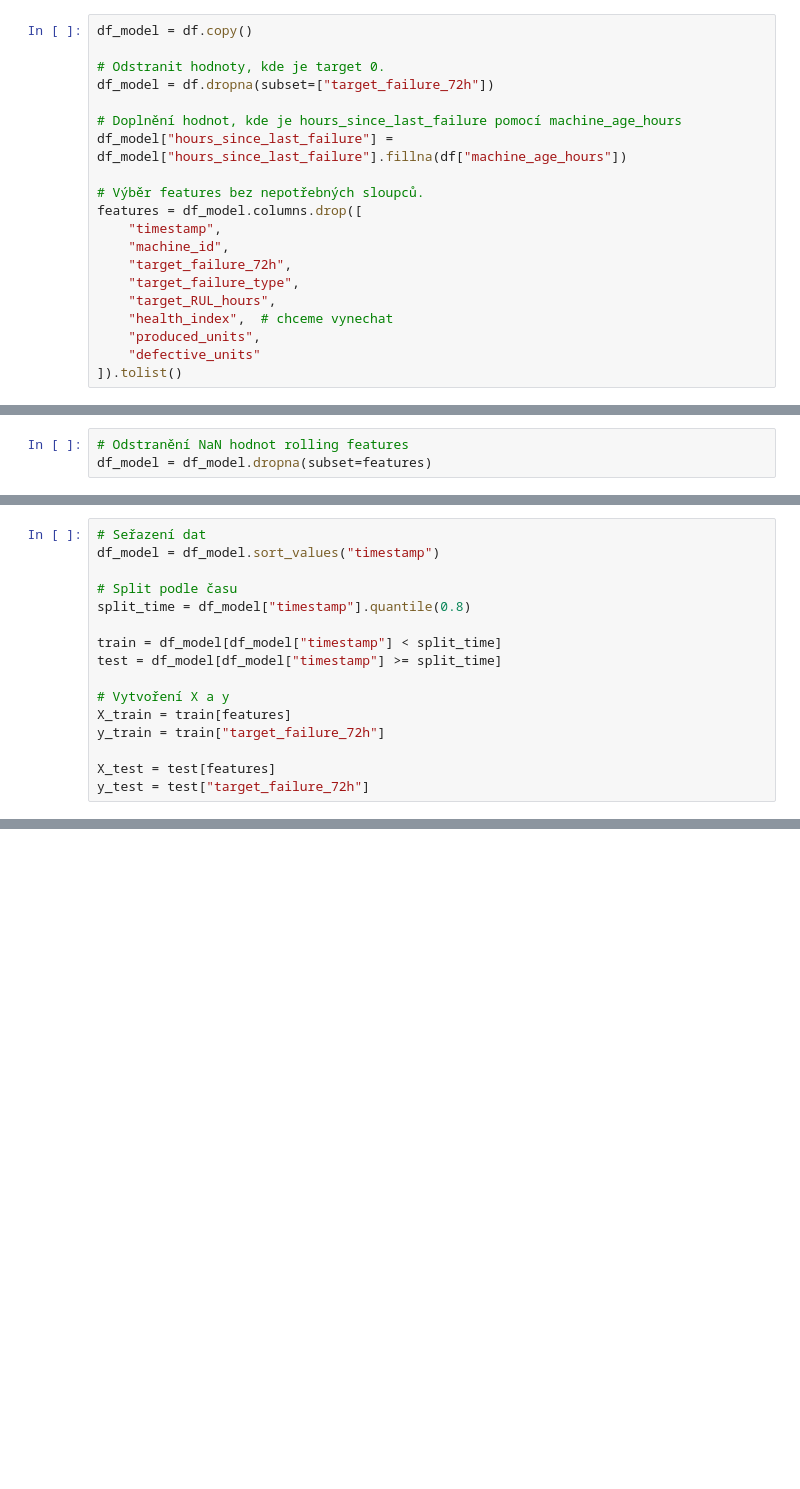
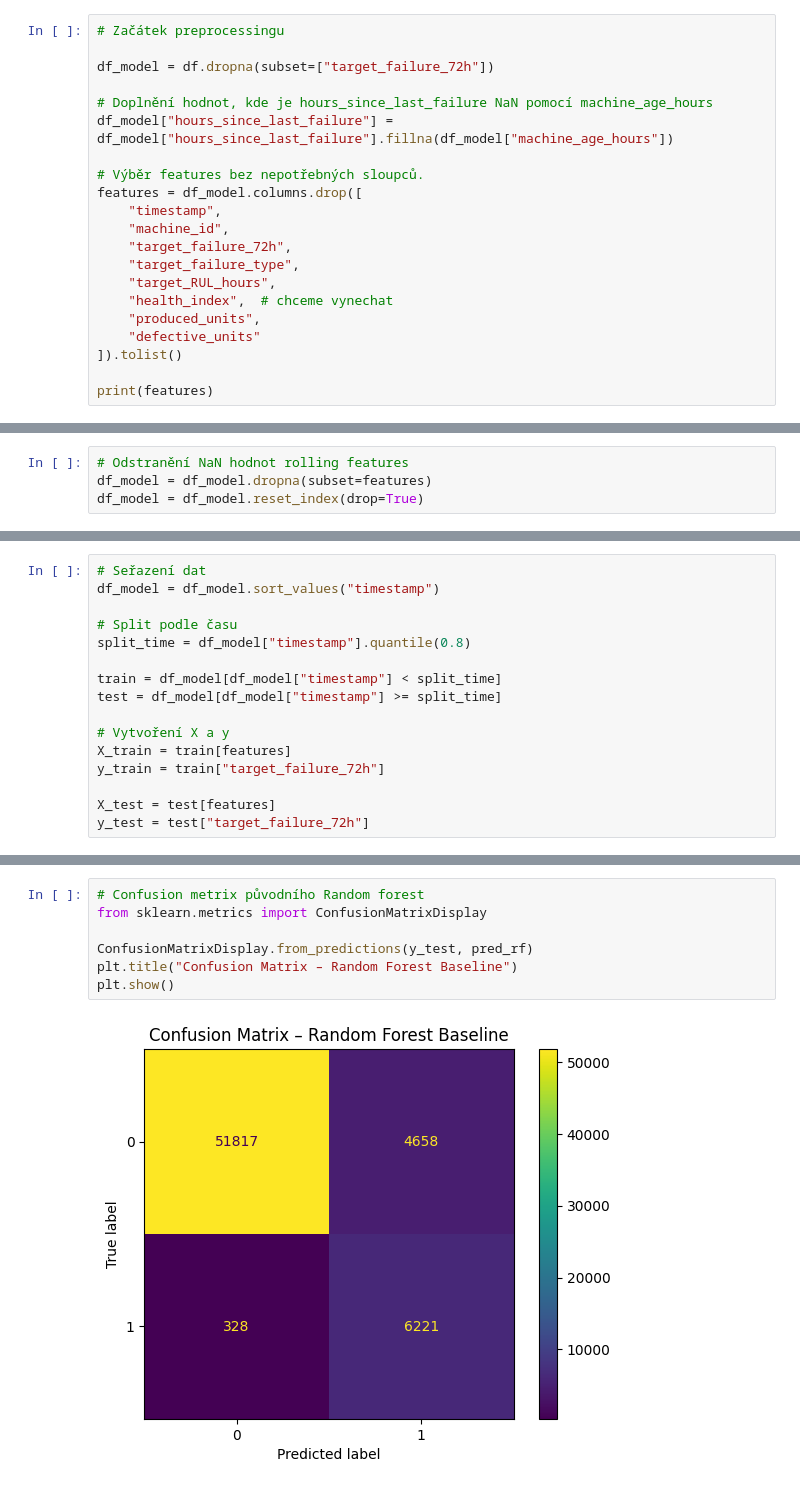
Before and after one commit to jiravo/diplomova-prace, a Jupyter notebook: predictive/failure_72h.ipynb, the cells around one changed output, grey strips where cells are left out. Drawn from its saved outputs; the diff is of its cells as text; blank space fills up the shorter version.

```diff
--- a/predictive/failure_72h.ipynb
+++ b/predictive/failure_72h.ipynb
@@ -31,13 +48,12 @@ Index(['timestamp', 'machine_id', 'temperature', 'vibration', 'pressure',
        'target_failure_type', 'target_RUL_hours'],
       dtype='str')
 # %%
-df_model = df.copy()
+# Začátek preprocessingu
 
-# Odstranit hodnoty, kde je target 0.
 df_model = df.dropna(subset=["target_failure_72h"])
 
-# Doplnění hodnot, kde je hours_since_last_failure pomocí machine_age_hours
-df_model["hours_since_last_failure"] = df_model["hours_since_last_failure"].fillna(df["machine_age_hours"])
+# Doplnění hodnot, kde je hours_since_last_failure NaN pomocí machine_age_hours
+df_model["hours_since_last_failure"] = df_model["hours_since_last_failure"].fillna(df_model["machine_age_hours"])
 
 # Výběr features bez nepotřebných sloupců.
 features = df_model.columns.drop([
@@ -50,3 +66,5 @@ features = df_model.columns.drop([
     "produced_units",
     "defective_units"
 ]).tolist()
+
+print(features)
@@ -77,6 +97,7 @@ dtype: int64
 # %%
 # Odstranění NaN hodnot rolling features
 df_model = df_model.dropna(subset=features)
+df_model = df_model.reset_index(drop=True)
 # %%
 df_model.shape
 # %% [output]
@@ -167,3 +191,12 @@ Random Forest:
     accuracy                           0.92     63024
    macro avg       0.78      0.93      0.83     63024
 weighted avg       0.95      0.92      0.93     63024
+# %%
+# Confusion metrix původního Random forest
+from sklearn.metrics import ConfusionMatrixDisplay
+
+ConfusionMatrixDisplay.from_predictions(y_test, pred_rf)
+plt.title("Confusion Matrix – Random Forest Baseline")
+plt.show()
+# %% [output]
+[figure, added]
```
Also changed, not shown: parts of 27 cells of this notebook.
